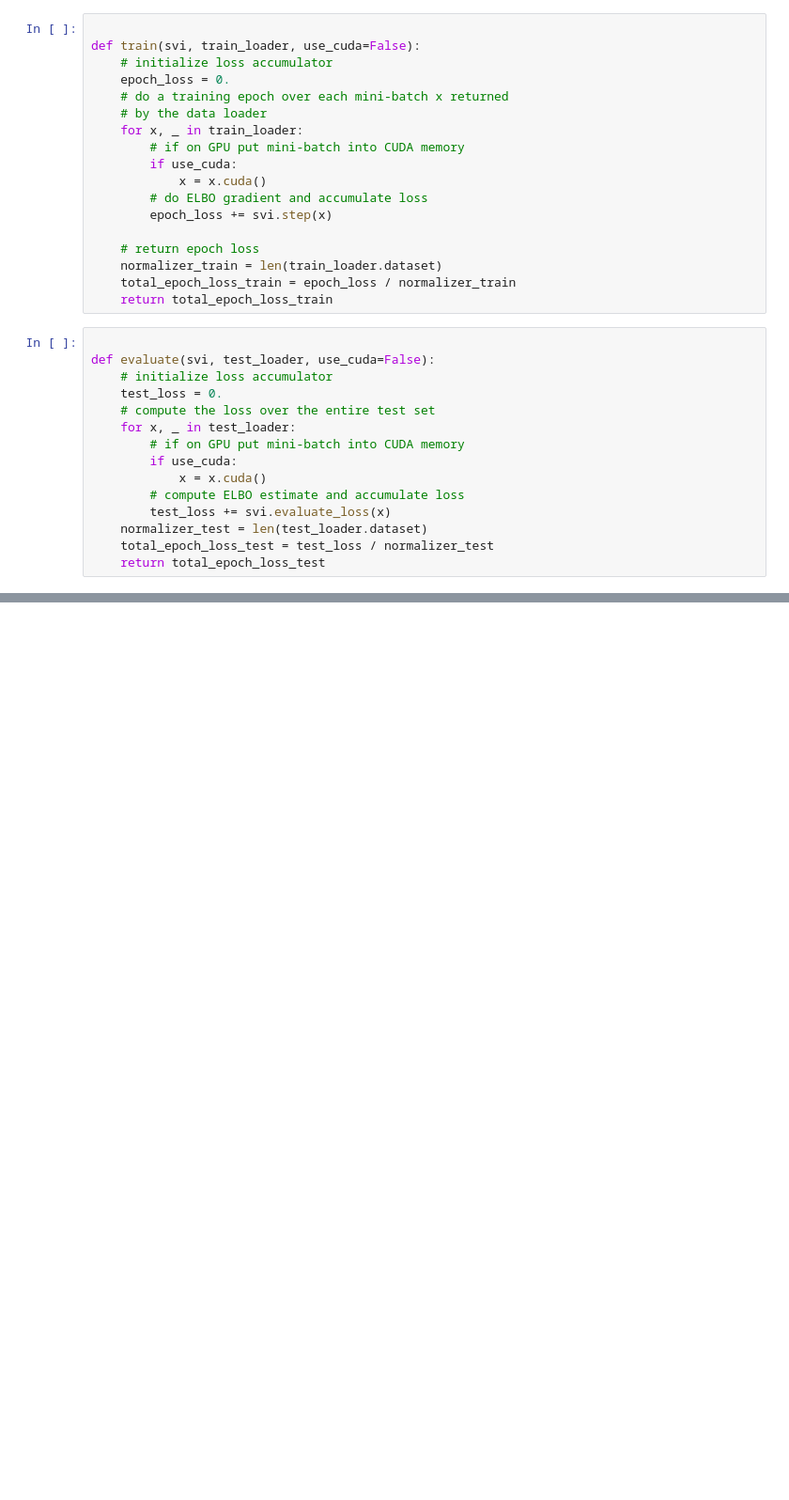
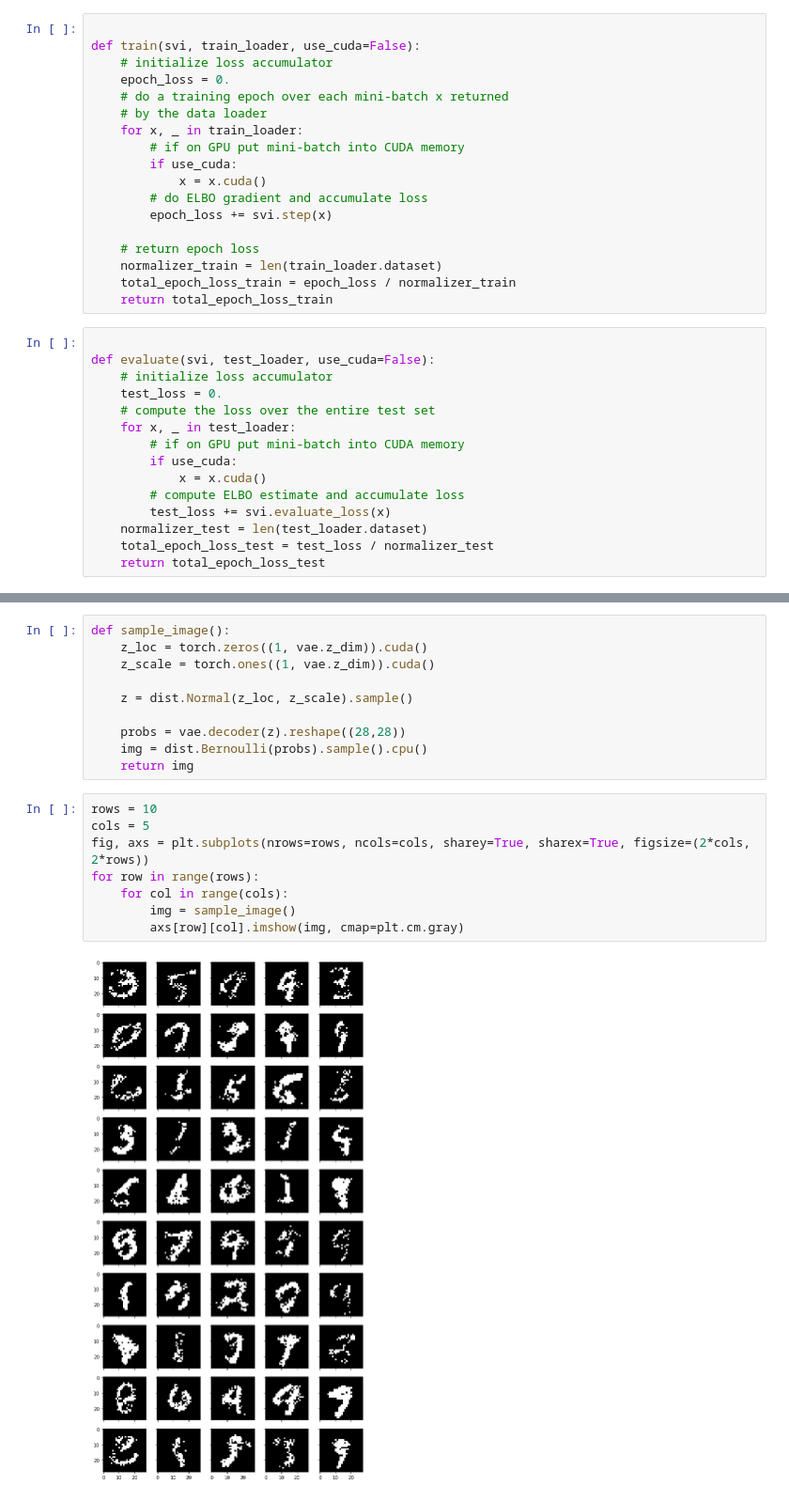
Before and after one commit to ckroiss/causalml, a Jupyter notebook: pyro_tutorials/vae_tutorial.ipynb, the cells around one changed output, grey strips where cells are left out. Shown at 94% size. Cells and saved outputs as stored; diff of their text form; blank space fills up the shorter version.

```diff
--- a/pyro_tutorials/vae_tutorial.ipynb
+++ b/pyro_tutorials/vae_tutorial.ipynb
@@ -222,0 +247,20 @@ PicklingError: Can't pickle <class 'torchvision.datasets.mnist.MNIST'>: it's not
+# %%
+def sample_image():
+    z_loc = torch.zeros((1, vae.z_dim)).cuda()
+    z_scale = torch.ones((1, vae.z_dim)).cuda()
+
+    z = dist.Normal(z_loc, z_scale).sample()
+
+    probs = vae.decoder(z).reshape((28,28))
+    img = dist.Bernoulli(probs).sample().cpu()
+    return img
+# %%
+rows = 10
+cols = 5
+fig, axs = plt.subplots(nrows=rows, ncols=cols, sharey=True, sharex=True, figsize=(2*cols, 2*rows))
+for row in range(rows):
+    for col in range(cols):
+        img = sample_image()
+        axs[row][col].imshow(img, cmap=plt.cm.gray)
+# %% [output]
+[figure, added]
```
Also changed, not shown: parts of 10 cells of this notebook, 11 other files.
